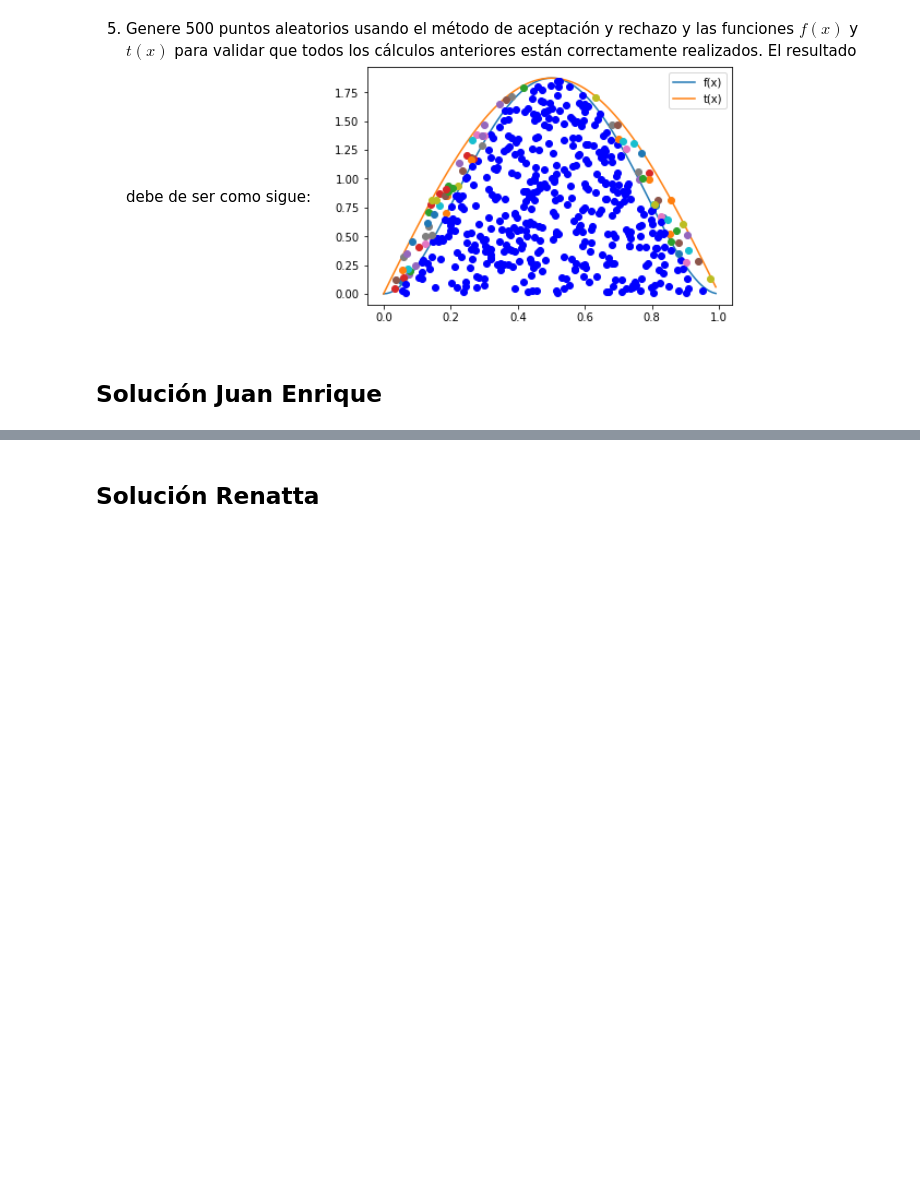
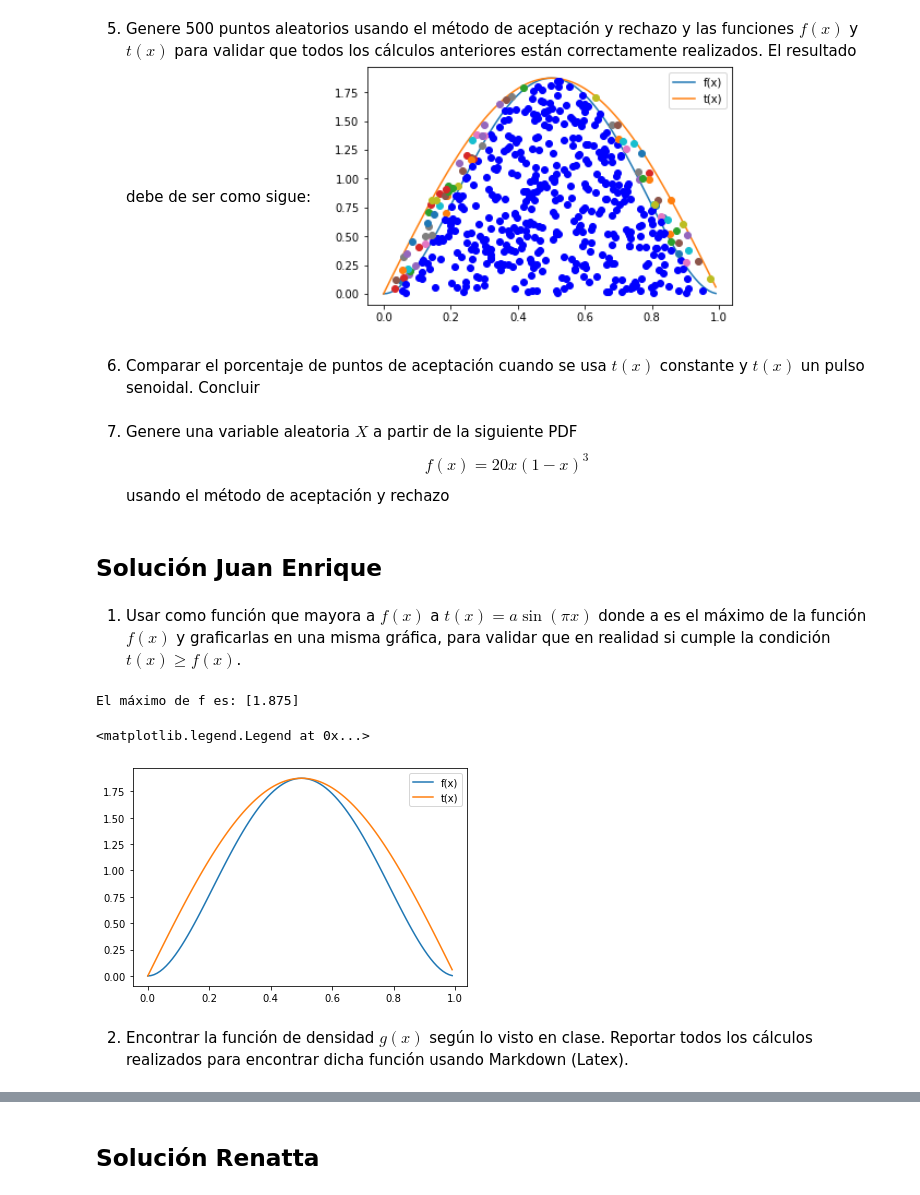
Before and after one commit to renattaGS/Tareas_simproc_aguirre_garcia, a Jupyter notebook: Tarea 4.ipynb, the cells around one changed output, grey strips where cells are left out. Saved outputs shown, nothing was run; the diff lists cells and outputs as text; code cells hidden in the pictures; blank space fills up the shorter version.

```diff
--- a/Tarea 4.ipynb
+++ b/Tarea 4.ipynb
@@ -199,5 +325,35 @@ Responda los siguientes literales:
 # %% [markdown]
 5. Genere 500 puntos aleatorios usando el método de aceptación y rechazo y las funciones $f(x)$ y $t(x)$ para validar que todos los cálculos anteriores están correctamente realizados. El resultado debe de ser como sigue:
 ![imagen.png](attachment:imagen.png)
+# %% [markdown]
+6. Comparar el porcentaje de puntos de aceptación cuando se usa $t(x)$ constante y $t(x)$ un pulso senoidal. Concluir
+# %% [markdown]
+7. Genere una variable aleatoria $X$ a partir de la siguiente PDF
+$$f(x)=20x(1-x)^3$$
+usando el método de aceptación y rechazo
 # %% [markdown]
 ## Solución Juan Enrique
+# %% [markdown]
+1. Usar como función que mayora a $f(x)$ a $t(x)=a \sin(\pi x)$ donde a es el máximo de la función $f(x)$ y graficarlas en una misma gráfica, para validar que en realidad si cumple la condición $t(x)\geq f(x)$.
+# %%
+# Ilustración del método de aceptación y rechazo cuando se toma t(x) no constante
+
+# Función objetivo
+f = lambda x:30*(x**2-2*x**3+x**4)
+# Máximo de la función f
+max_f = f(optimize.fmin(lambda x:-f(x),0,disp=False))
+# Función t
+t = lambda x: max_f*np.sin(np.pi*x)
+
+x = np.arange(0,1,0.01)  # Rango donde se graficará las funciones
+print('El máximo de f es:',max_f)
+# Gráficas de las funciones
+plt.plot(x,f(x),label='f(x)')
+plt.plot(x,t(x),label='t(x)')
+plt.legend()
+# %% [output]
+El máximo de f es: [1.875]
+<matplotlib.legend.Legend at 0x...>
+[figure, added]
+# %% [markdown]
+2. Encontrar la función de densidad $g(x)$ según lo visto en clase. Reportar todos los cálculos realizados para encontrar dicha función usando Markdown (Latex).
```
Also changed, not shown: parts of 30 cells of this notebook.
